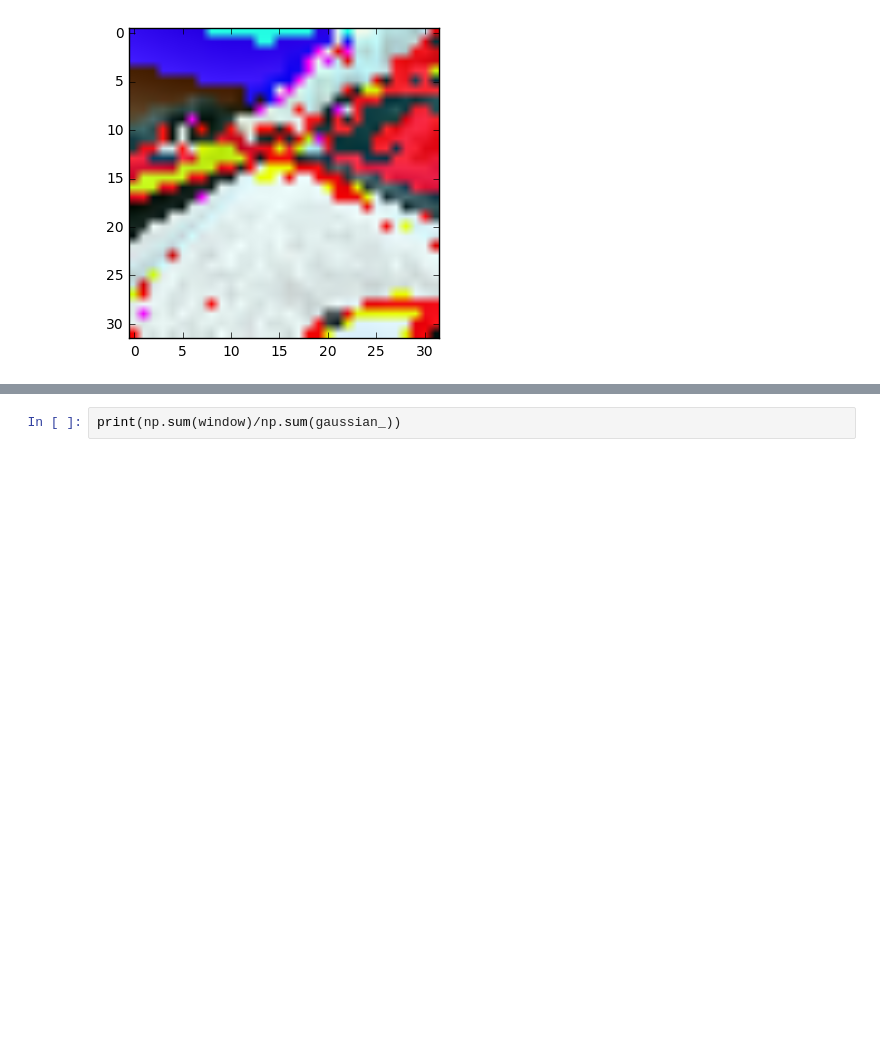
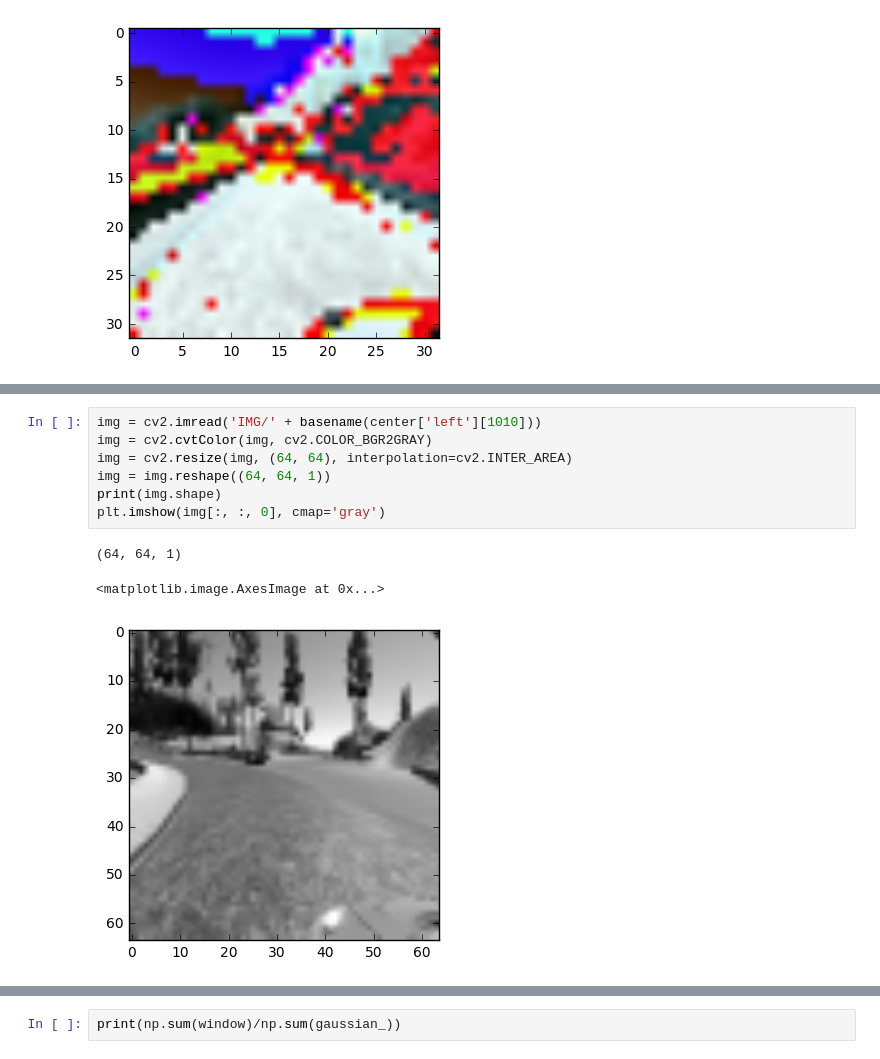
Before and after one commit to apereiral/Behavioral-Cloning-Project, a Jupyter notebook: behavioral-cloning-notebook.ipynb, the cells around one changed output, grey strips where cells are left out. Saved outputs shown, nothing was run; the diff lists cells and outputs as text; blank space fills up the shorter version.

```diff
--- a/behavioral-cloning-notebook.ipynb
+++ b/behavioral-cloning-notebook.ipynb
@@ -228,3 +272,14 @@ plt.imshow(img_)
+# %%
+img = cv2.imread('IMG/' + basename(center['left'][1010]))
+img = cv2.cvtColor(img, cv2.COLOR_BGR2GRAY)
+img = cv2.resize(img, (64, 64), interpolation=cv2.INTER_AREA)
+img = img.reshape((64, 64, 1))
+print(img.shape)
+plt.imshow(img[:, :, 0], cmap='gray')
+# %% [output]
+(64, 64, 1)
+<matplotlib.image.AxesImage at 0x...>
+[figure, added]
 # %%
 plt.plot(steering_train)
 # %% [output]
```
Also changed, not shown: parts of 23 cells of this notebook, 4 other files.
